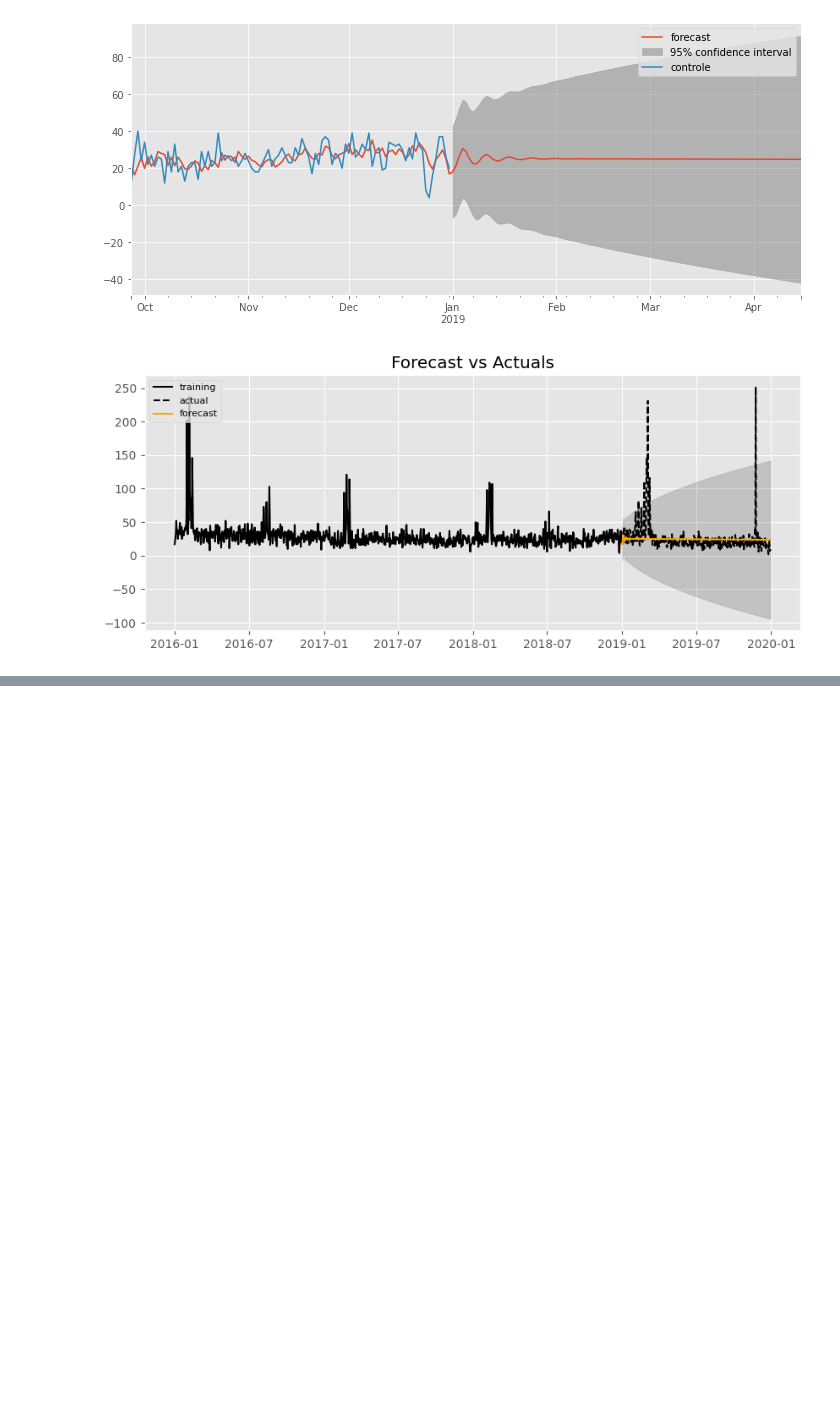
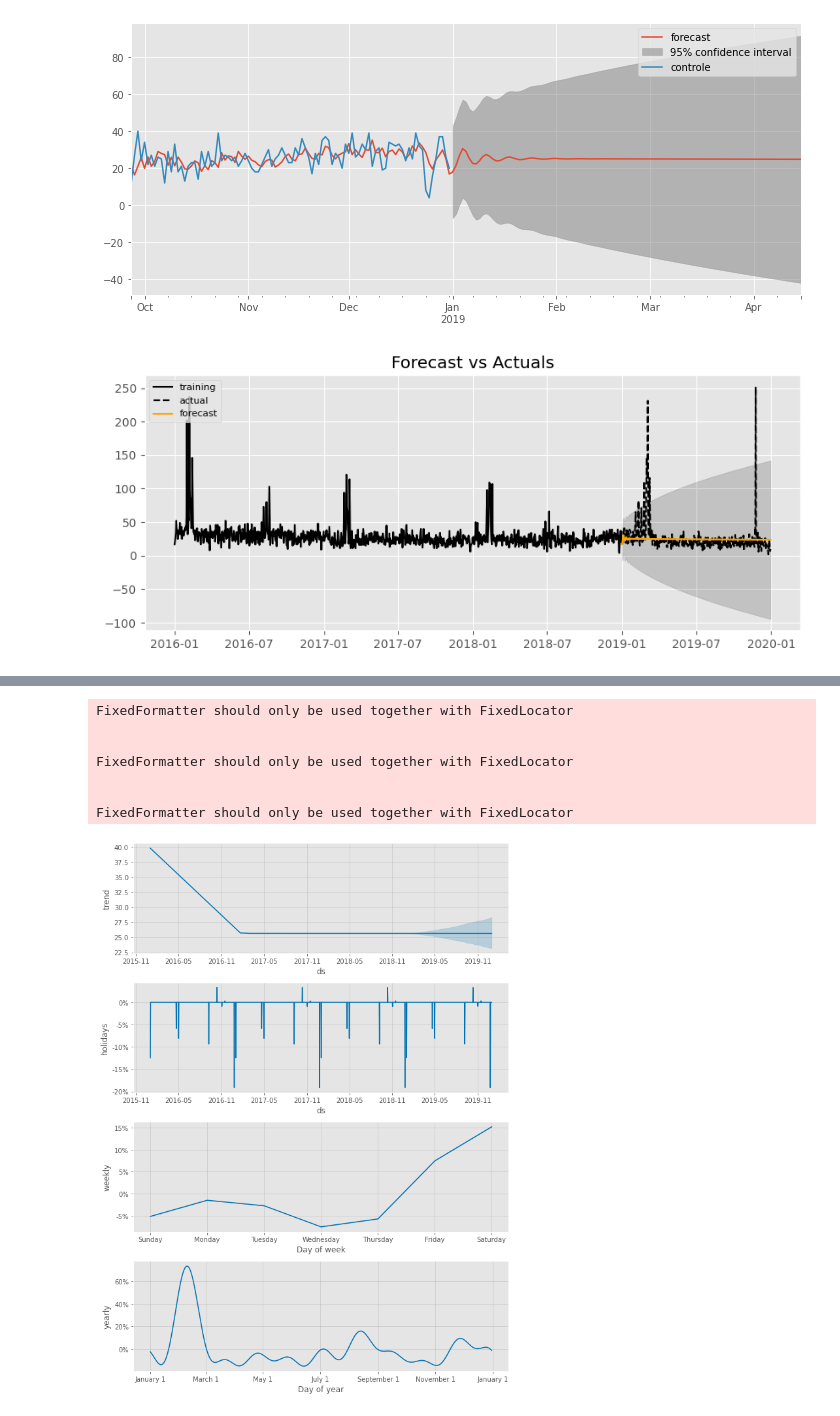
Before and after one commit to black-dalia/event-forecast-rio, a Jupyter notebook: KA notes.ipynb, the cells around one changed output, grey strips where cells are left out. Saved outputs shown, nothing was run; the diff lists cells and outputs as text; code cells hidden in the pictures; blank space fills up the shorter version.

```diff
--- a/KA notes.ipynb
+++ b/KA notes.ipynb
@@ -475,0 +528,11 @@ plt.plot(simulated_data_1)
+# %%
+model_p.plot_components(forecast);
+# %% [output]
+FixedFormatter should only be used together with FixedLocator
+
+
+FixedFormatter should only be used together with FixedLocator
+
+
+FixedFormatter should only be used together with FixedLocator
+[figure, added]
```
Also changed, not shown: parts of 23 cells of this notebook.
